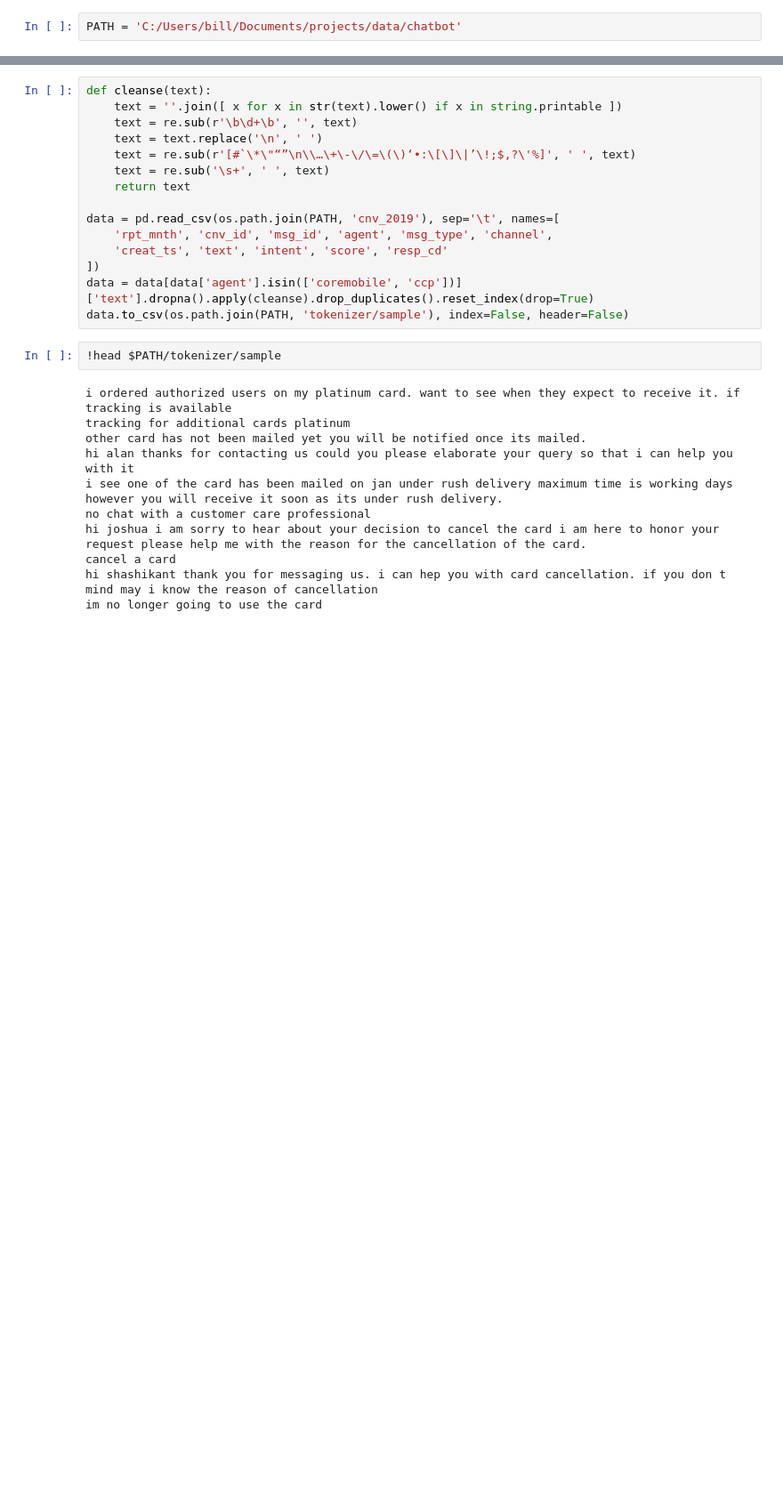
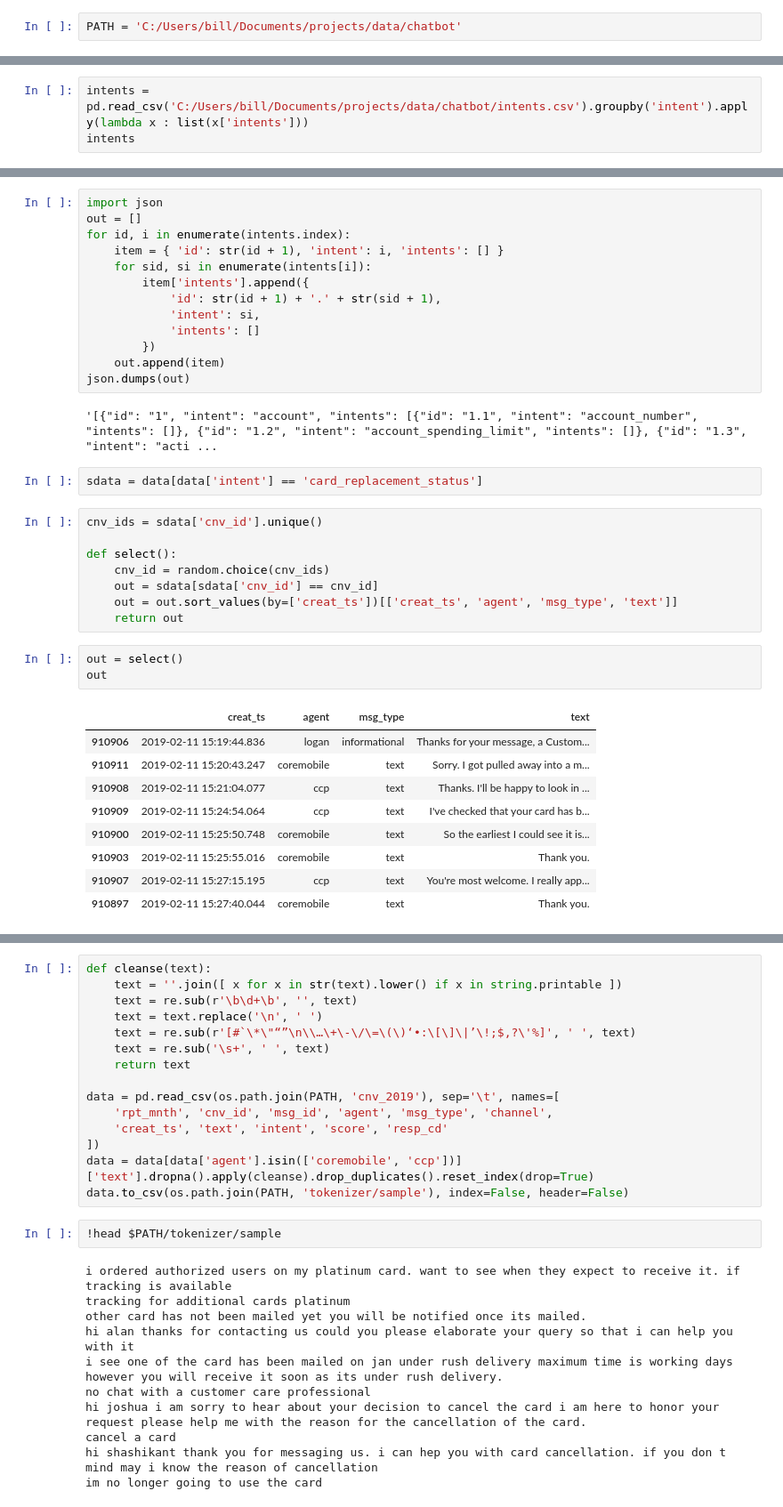
Before and after one commit to billpun/tutorials, a Jupyter notebook: transformer/masked_language_modeling.ipynb, the cells around one changed output, grey strips where cells are left out. Shown at 89% size. Drawn from its saved outputs; the diff is of its cells as text; blank space fills up the shorter version.

```diff
--- a/transformer/masked_language_modeling.ipynb
+++ b/transformer/masked_language_modeling.ipynb
@@ -8,0 +38,3 @@ PATH = 'C:/Users/bill/Documents/projects/data/chatbot'
+# %%
+intents = pd.read_csv('C:/Users/bill/Documents/projects/data/chatbot/intents.csv').groupby('intent').apply(lambda x : list(x['intents']))
+intents
@@ -8,0 +71,38 @@ PATH = 'C:/Users/bill/Documents/projects/data/chatbot'
+# %%
+import json
+out = []
+for id, i in enumerate(intents.index):
+    item = { 'id': str(id + 1), 'intent': i, 'intents': [] }
+    for sid, si in enumerate(intents[i]):
+        item['intents'].append({
+            'id': str(id + 1) + '.' + str(sid + 1),
+            'intent': si,
+            'intents': []
+        })
+    out.append(item)
+json.dumps(out)
+# %% [output]
+'[{"id": "1", "intent": "account", "intents": [{"id": "1.1", "intent": "account_number", "intents": []}, {"id": "1.2", "intent": "account_spending_limit", "intents": []}, {"id": "1.3", "intent": "acti ...
+# %%
+sdata = data[data['intent'] == 'card_replacement_status']
+# %%
+cnv_ids = sdata['cnv_id'].unique()
+
+def select():
+    cnv_id = random.choice(cnv_ids)
+    out = sdata[sdata['cnv_id'] == cnv_id]
+    out = out.sort_values(by=['creat_ts'])[['creat_ts', 'agent', 'msg_type', 'text']]
+    return out
+# %%
+out = select()
+out
+# %% [output]
+|  | creat_ts | agent | msg_type | text |
+| 910906 | 2019-02-11 15:19:44.836 | logan | informational | Thanks for your message, a Custom... |
+| 910911 | 2019-02-11 15:20:43.247 | coremobile | text | Sorry. I got pulled away into a m... |
+| 910908 | 2019-02-11 15:21:04.077 | ccp | text | Thanks. I'll be happy to look in ... |
+| 910909 | 2019-02-11 15:24:54.064 | ccp | text | I've checked that your card has b... |
+| 910900 | 2019-02-11 15:25:50.748 | coremobile | text | So the earliest I could see it is... |
+| 910903 | 2019-02-11 15:25:55.016 | coremobile | text | Thank you. |
+| 910907 | 2019-02-11 15:27:15.195 | ccp | text | You're most welcome. I really app... |
+| 910897 | 2019-02-11 15:27:40.044 | coremobile | text | Thank you. |
```
Also changed, not shown: parts of 10 cells of this notebook, 11 other files.
